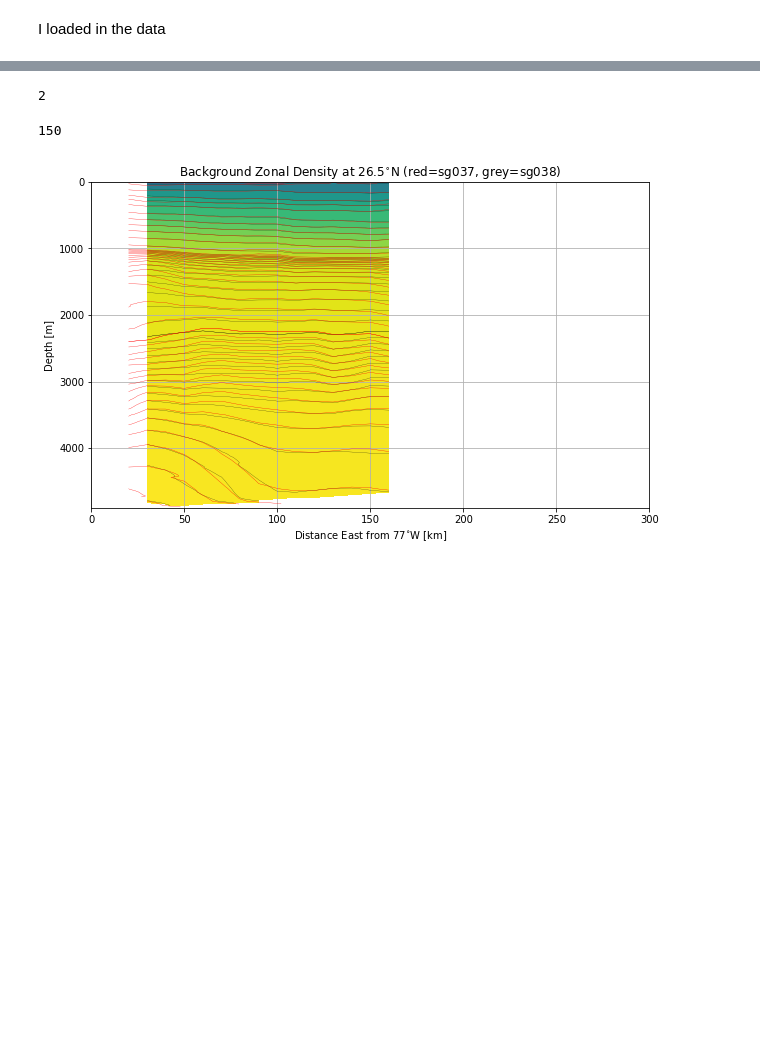
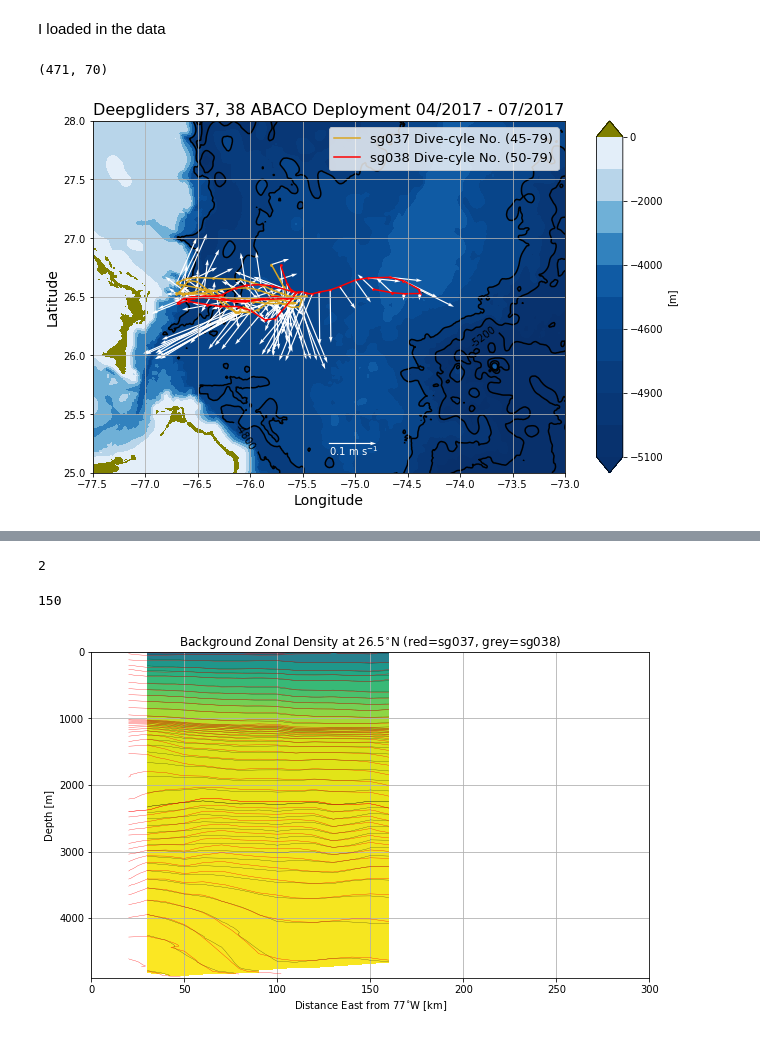
Before and after one commit to jakesteinberg/geostrophic_turbulence, a Jupyter notebook: abaco_dg_2017_18_initial_processing.ipynb, the cells around one changed output, grey strips where cells are left out. Cells and saved outputs as stored; diff of their text form; code cells hidden in the pictures; blank space fills up the shorter version.

```diff
--- a/abaco_dg_2017_18_initial_processing.ipynb
+++ b/abaco_dg_2017_18_initial_processing.ipynb
@@ -133,6 +133,63 @@ grid_39 = dg_data['Depth'][0][0][0:limm, 0]
 grid_p_39 = gsw.p_from_z(-1 * grid_39, ref_lat_39)
 z_39 = -1 * grid_39
 sz_g_39 = grid_39.shape[0]
+# %%
+np.shape(lon_37)
+# %% [output]
+(471, 70)
+# %%
+# PLAN PLOT
+from mpl_toolkits.axes_grid1 import make_axes_locatable
+# --- BATHYMETRY
+bath = '/Users/jake/Desktop/abaco/abaco_bathymetry/GEBCO_2014_2D_-79.275_22.25_-67.975_29.1.nc'
+bath_fid = Dataset(bath, 'r')
+bath_lon = bath_fid['lon'][:]
+bath_lat = bath_fid['lat'][:]
+bath_z = bath_fid['elevation'][:]
+
+levels = [-5100, -5000, -4900, -4800, -4600, -4500, -4000, -3000, -2000, -1000, 0]
+
+matplotlib.rcParams['figure.figsize'] = (10, 10)
+fig0, ax0 = plt.subplots()
+cmap = plt.cm.get_cmap("Blues_r")
+cmap.set_over('#808000')
+bc = ax0.contourf(bath_lon, bath_lat, bath_z, levels, cmap='Blues_r', extend='both', zorder=0)
+matplotlib.rcParams['contour.negative_linestyle'] = 'solid'
+bcl = ax0.contour(bath_lon, bath_lat, bath_z, [-5400, -5200, -5000, -4800], colors='k', zorder=1)
+ax0.clabel(bcl, inline_spacing=-3, fmt='%1.0f', colors='k')
+
+ax0.scatter(np.nanmean(lon_37, axis=0), np.nanmean(lat_37, axis=0), s=3, color='#DAA520')
+ax0.plot(np.nanmean(lon_37, axis=0), np.nanmean(lat_37, axis=0), color='#DAA520',
+        label='sg037 Dive-cyle No. (' + str(int(profile_tags_37[0])) + '-' + str(int(profile_tags_37[-2])) + ')', zorder=1)
+
+ax0.quiver(np.nanmean(lon_37, axis=0), np.nanmean(lat_37, axis=0), dac_u_37, dac_v_37, scale=1, width=0.0025, color='w')
+
+ax0.scatter(np.nanmean(lon_38, axis=0), np.nanmean(lat_38, axis=0), s=3, color='r')
+ax0.plot(np.nanmean(lon_38, axis=0), np.nanmean(lat_38, axis=0), color='r',
+        label='sg038 Dive-cyle No. (' + str(int(profile_tags_38[0])) + '-' + str(int(profile_tags_38[-2])) + ')', zorder=1)
+
+ax0.quiver(np.nanmean(lon_38, axis=0), np.nanmean(lat_38, axis=0), dac_u_38, dac_v_38, scale=1, width=0.0025, color='w')
+
+ax0.quiver(-75.25, 25.25, 0.1, 0, color='w', scale=1, width=0.0025, zorder=2)
+ax0.text(-75.25, 25.15, r'0.1 m s$^{-1}$', color='w' )
+
+w = 1 / np.cos(np.deg2rad(26.5))
+ax0.axis([-77.5, -73, 25, 28])
+ax0.set_aspect(w)
+divider = make_axes_locatable(ax0)
+cax = divider.append_axes("right", size="5%", pad=0.05)
+fig0.colorbar(bc, cax=cax, label='[m]')
+ax0.set_xlabel('Longitude', fontsize=14)
+ax0.set_ylabel('Latitude', fontsize=14)
+handles, labels = ax0.get_legend_handles_labels()
+ax0.legend(handles, labels, fontsize=13)
+ax0.set_title('Deepgliders 37, 38 ABACO Deployment 04/2017 - 07/2017', fontsize=16)
+# ax0.set_title(r'Deepglider 36$^{\circ}$N Deployment: ' + np.str(t_s.month) + '/' + np.str(t_s.day) + '/' + np.str(
+#     t_s.year) + ' - ' + np.str(t_e.month) + '/' + np.str(t_e.day) + '/' + np.str(t_e.year), fontsize=16)
+plot_pro(ax0)
+fig0.savefig("/Users/jake/Documents/baroclinic_modes/dissertation/abaco_37_38_bathy_dac.jpg", dpi=300)
+# %% [output]
+[figure, added]
 # %%
 # --- LOAD ABACO SHIPBOARD CTD DATA
 ship_files = glob.glob('/Users/jake/Documents/baroclinic_modes/SHIPBOARD/ABACO/ship_ladcp*.pkl')
```
Also changed, not shown: parts of 7 cells of this notebook, 1 other file.
